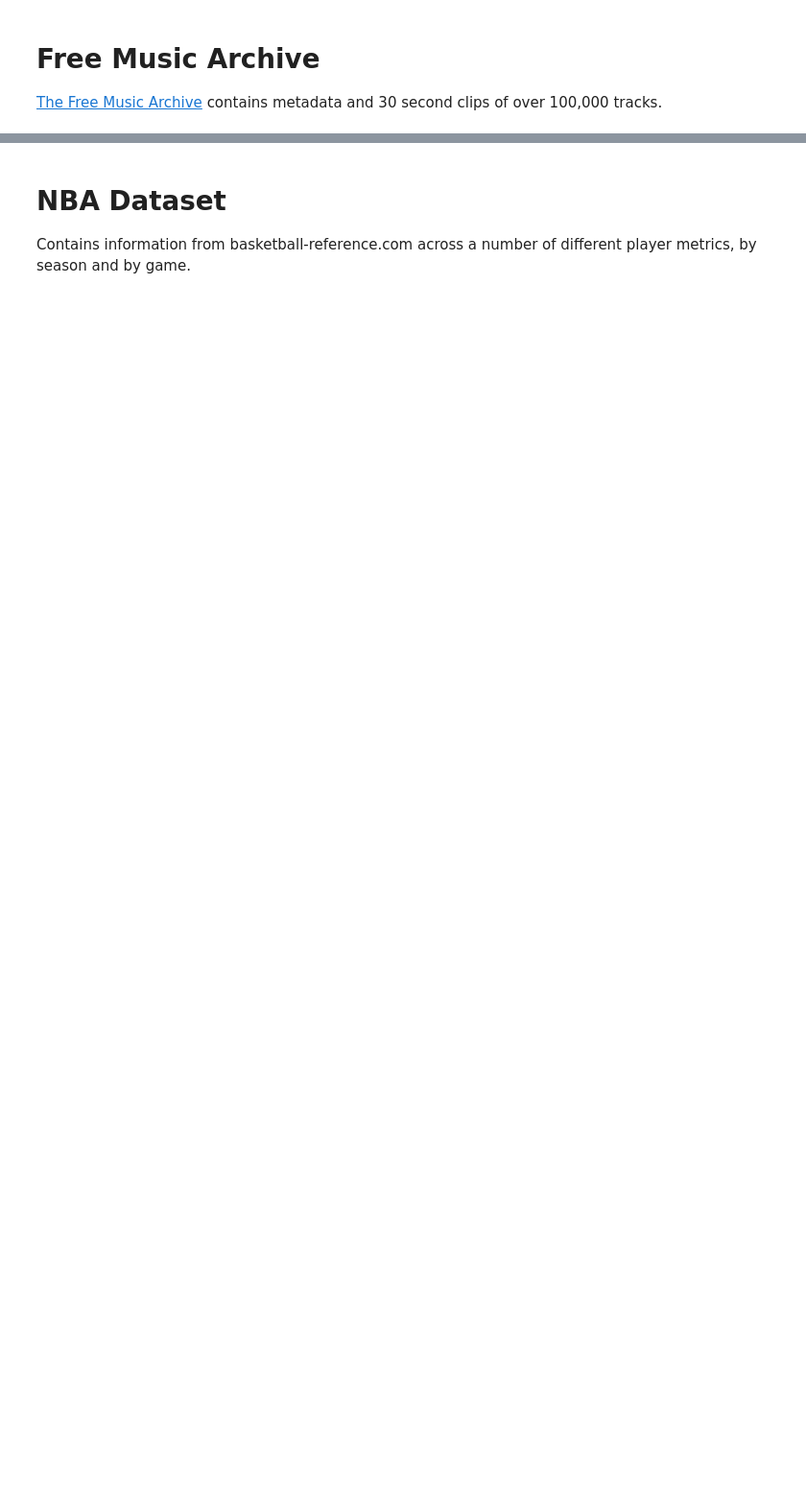
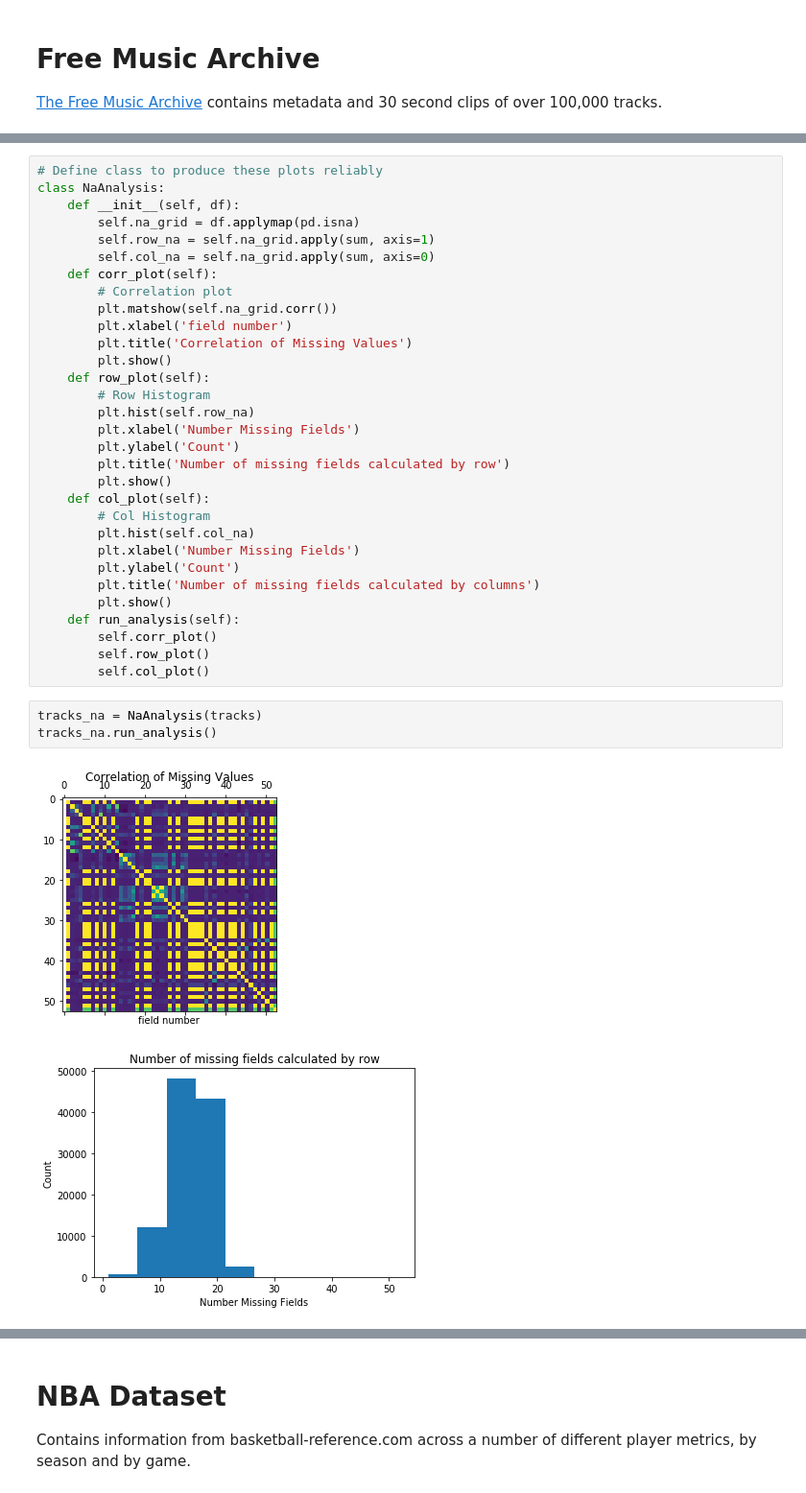
Before and after one commit to ryanmswan/springboard, a Jupyter notebook: capstone_eda/swan_capstone_data_check.ipynb, the cells around one changed output, grey strips where cells are left out. Shown at 96% size. Saved outputs shown, nothing was run; the diff lists cells and outputs as text; blank space fills up the shorter version.

Commit message:
provided na analysis for capstone 1 project

```diff
--- a/capstone_eda/swan_capstone_data_check.ipynb
+++ b/capstone_eda/swan_capstone_data_check.ipynb
@@ -74,0 +91,37 @@ Index(['Unnamed: 0', 'comments', 'date_created', 'date_released', 'engineer',
+# %%
+# Define class to produce these plots reliably
+class NaAnalysis:
+    def __init__(self, df):
+        self.na_grid = df.applymap(pd.isna)
+        self.row_na = self.na_grid.apply(sum, axis=1)
+        self.col_na = self.na_grid.apply(sum, axis=0)
+    def corr_plot(self):
+        # Correlation plot
+        plt.matshow(self.na_grid.corr())
+        plt.xlabel('field number')
+        plt.title('Correlation of Missing Values')
+        plt.show()
+    def row_plot(self):
+        # Row Histogram
+        plt.hist(self.row_na)
+        plt.xlabel('Number Missing Fields')
+        plt.ylabel('Count')
+        plt.title('Number of missing fields calculated by row')
+        plt.show()
+    def col_plot(self):
+        # Col Histogram
+        plt.hist(self.col_na)
+        plt.xlabel('Number Missing Fields')
+        plt.ylabel('Count')
+        plt.title('Number of missing fields calculated by columns')
+        plt.show()
+    def run_analysis(self):
+        self.corr_plot()
+        self.row_plot()
+        self.col_plot()
+# %%
+tracks_na = NaAnalysis(tracks)
+tracks_na.run_analysis()
+# %% [output]
+[figure, added]
+[figure, added]
```
Also changed, not shown: parts of 34 cells of this notebook.
